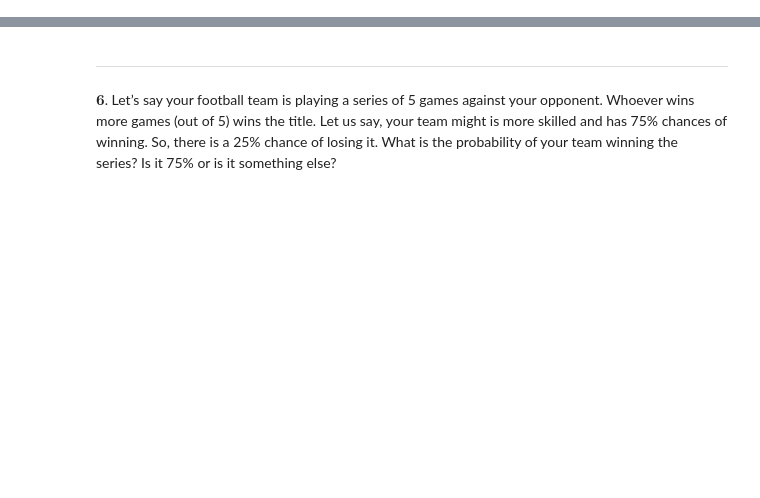
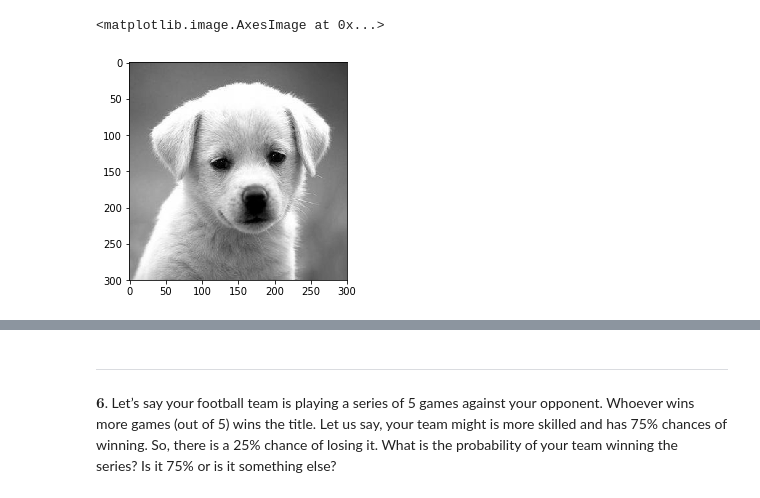
Before and after one commit to kmnuddin/EECE-8219-PR, a Jupyter notebook: HW-2/HW-2.ipynb, the cells around one changed output, grey strips where cells are left out. Cells and saved outputs as stored; diff of their text form; code cells hidden in the pictures; blank space fills up the shorter version.

```diff
--- a/HW-2/HW-2.ipynb
+++ b/HW-2/HW-2.ipynb
@@ -4,0 +90,7 @@ from scipy.special import comb
+# %%
+X = cv2.imread('einstein.jpg', cv2.IMREAD_GRAYSCALE)
+X = cv2.resize(X, (300, 300))
+plt.imshow(X, cmap='gray')
+# %% [output]
+<matplotlib.image.AxesImage at 0x...>
+[figure, added]
```
Also changed, not shown: parts of 37 cells of this notebook, 19 other files.
